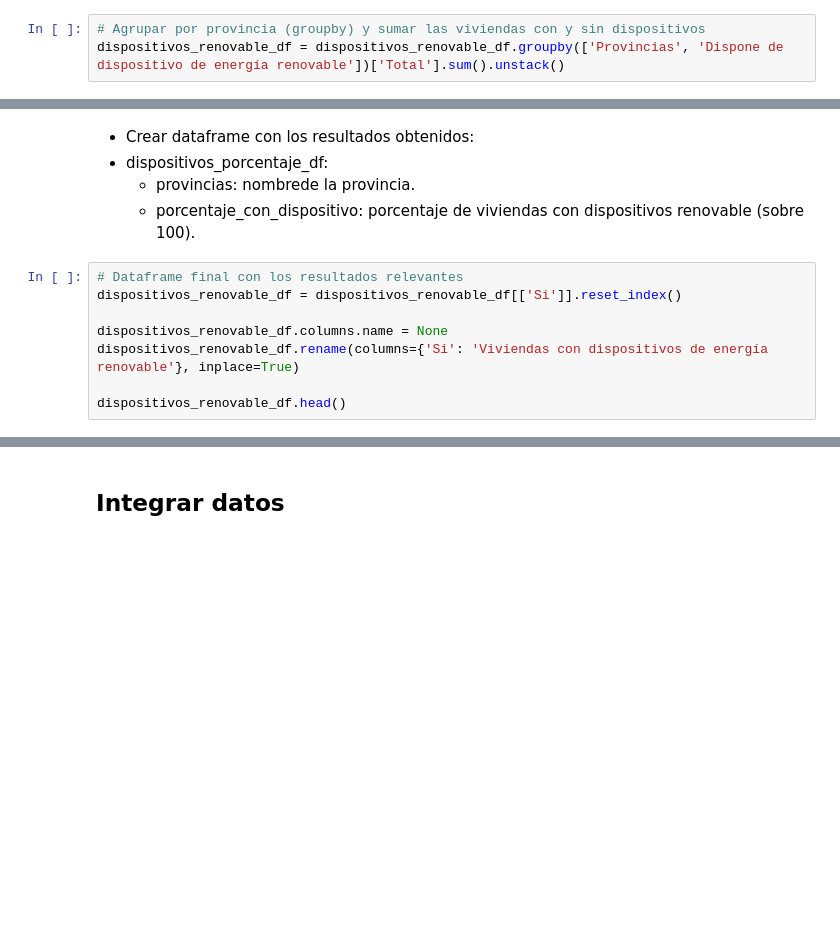
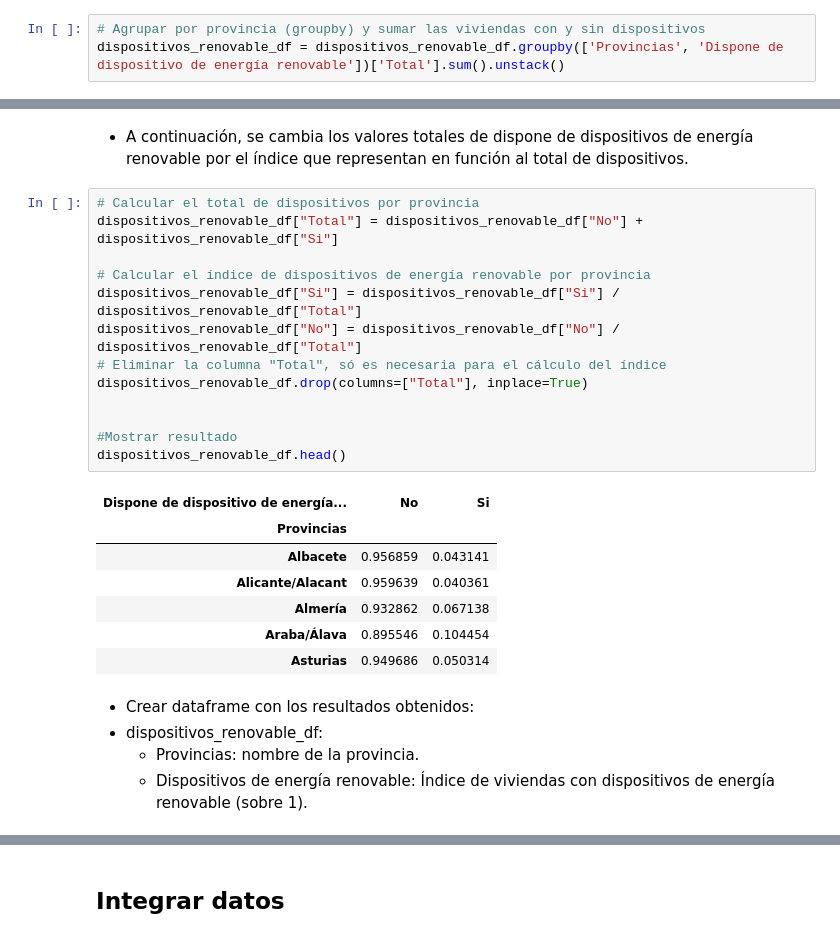
Before and after one commit to elena-17/DataMining-24-25, a Jupyter notebook: src/data_card_3_processing.ipynb, the cells around one changed output, grey strips where cells are left out. Saved outputs shown, nothing was run; the diff lists cells and outputs as text; blank space fills up the shorter version.

```diff
--- a/src/data_card_3_processing.ipynb
+++ b/src/data_card_3_processing.ipynb
@@ -123,13 +262,28 @@ dispositivos_renovable_df.head()
+# %% [markdown]
+- A continuación, se cambia los valores totales de dispone de dispositivos de energía renovable por el índice que representan en función al total de dispositivos.
+# %%
+# Calcular el total de dispositivos por provincia
+dispositivos_renovable_df["Total"] = dispositivos_renovable_df["No"] + dispositivos_renovable_df["Si"]
+
+# Calcular el índice de dispositivos de energía renovable por provincia
+dispositivos_renovable_df["Si"] = dispositivos_renovable_df["Si"] / dispositivos_renovable_df["Total"]
+dispositivos_renovable_df["No"] = dispositivos_renovable_df["No"] / dispositivos_renovable_df["Total"]
+# Eliminar la columna "Total", só es necesaria para el cálculo del índice
+dispositivos_renovable_df.drop(columns=["Total"], inplace=True)
+
+
+#Mostrar resultado
+dispositivos_renovable_df.head()
+# %% [output]
+| Dispone de dispositivo de energía... | No | Si |
+| Provincias |  |  |
+| Albacete | 0.956859 | 0.043141 |
+| Alicante/Alacant | 0.959639 | 0.040361 |
+| Almería | 0.932862 | 0.067138 |
+| Araba/Álava | 0.895546 | 0.104454 |
+| Asturias | 0.949686 | 0.050314 |
 # %% [markdown]
 - Crear dataframe con los resultados obtenidos:
-- dispositivos_porcentaje_df:
-    - provincias: nombrede la provincia.
-    - porcentaje_con_dispositivo: porcentaje de viviendas con dispositivos renovable (sobre 100).
+- dispositivos_renovable_df:
+    - Provincias: nombre de la provincia.
+    - Dispositivos de energía renovable: Índice de viviendas con dispositivos de energía renovable (sobre 1).
-# %%
-# Dataframe final con los resultados relevantes
-dispositivos_renovable_df = dispositivos_renovable_df[['Si']].reset_index()
-
-dispositivos_renovable_df.columns.name = None
-dispositivos_renovable_df.rename(columns={'Si': 'Viviendas con dispositivos de energía renovable'}, inplace=True)
-
-dispositivos_renovable_df.head()
```
Also changed, not shown: parts of 26 cells of this notebook.
